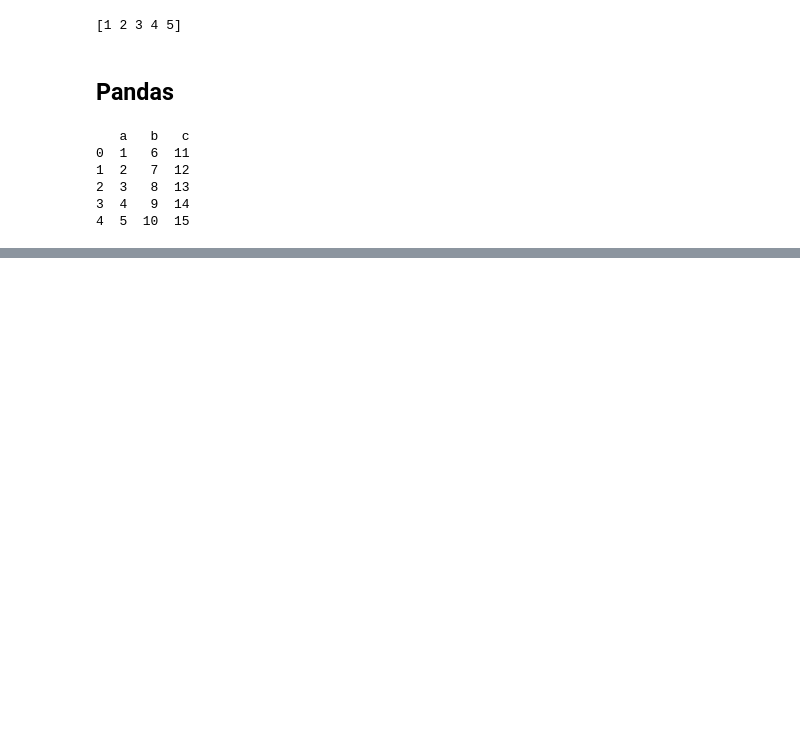
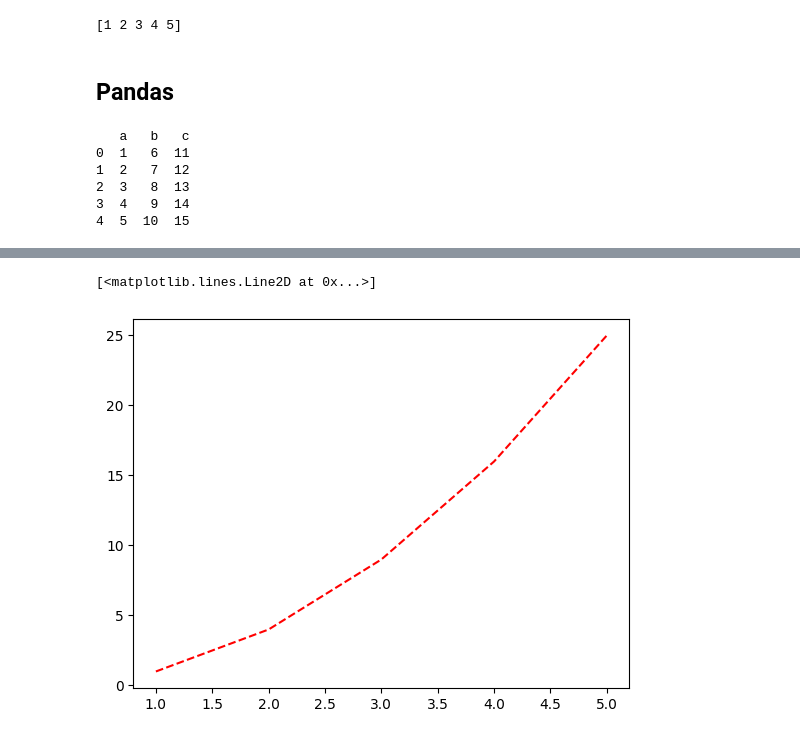
Before and after one commit to S-Shikhar/Code-Python, a Jupyter notebook: Practice/test.ipynb, the cells around one changed output, grey strips where cells are left out. Saved outputs shown, nothing was run; the diff lists cells and outputs as text; code cells hidden in the pictures; blank space fills up the shorter version.

```diff
--- a/Practice/test.ipynb
+++ b/Practice/test.ipynb
@@ -379,0 +567,10 @@ array(['Espresso', 'Latte'], dtype=object)
+# %%
+import matplotlib.pyplot as plt
+
+x = [1, 2, 3, 4, 5]
+y = [1, 4, 9, 16, 25]
+
+plt.plot(x, y, "r--") ## r-- is the color and style of the line
+# %% [output]
+[<matplotlib.lines.Line2D at 0x...>]
+[figure, added]
```
Also changed, not shown: parts of 31 cells of this notebook, 2 other files.
